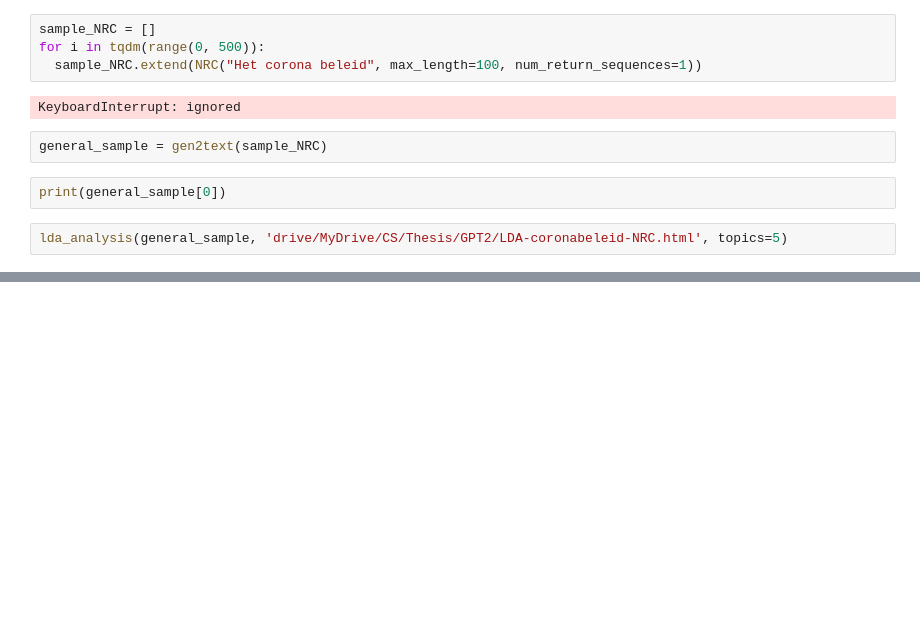
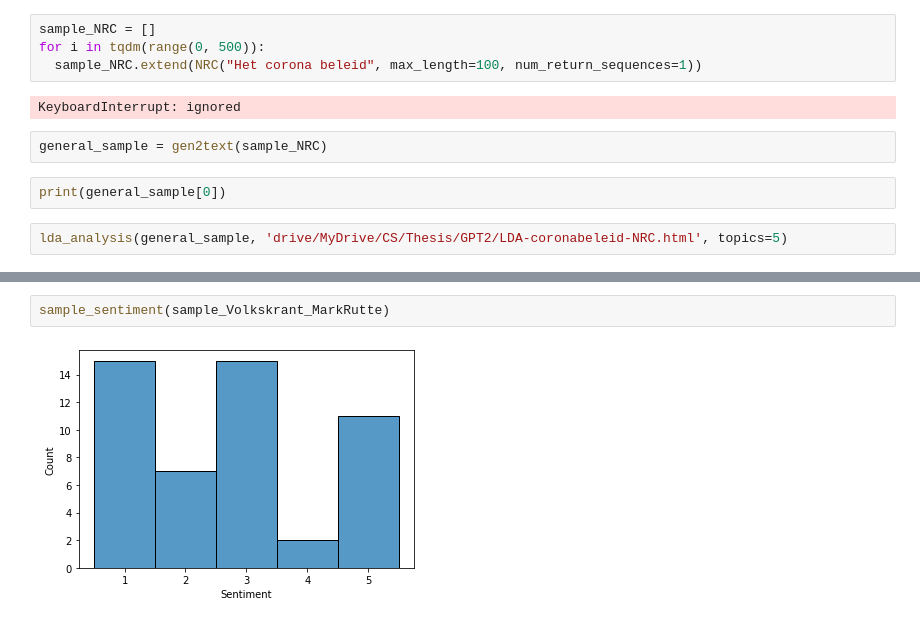
Before and after one commit to Chris-Congleton/MSc-Thesis, a Jupyter notebook: Analysis/TextGeneration.ipynb, the cells around one changed output, grey strips where cells are left out. Cells and saved outputs as stored; diff of their text form; blank space fills up the shorter version.

```diff
--- a/Analysis/TextGeneration.ipynb
+++ b/Analysis/TextGeneration.ipynb
@@ -1625,0 +1896,4 @@ lda_analysis(general_sample, 'drive/MyDrive/CS/Thesis/GPT2/LDA-coronabeleid-NRC.
+# %%
+sample_sentiment(sample_Volkskrant_MarkRutte)
+# %% [output]
+[figure, added]
```
Also changed, not shown: parts of 56 cells of this notebook.
